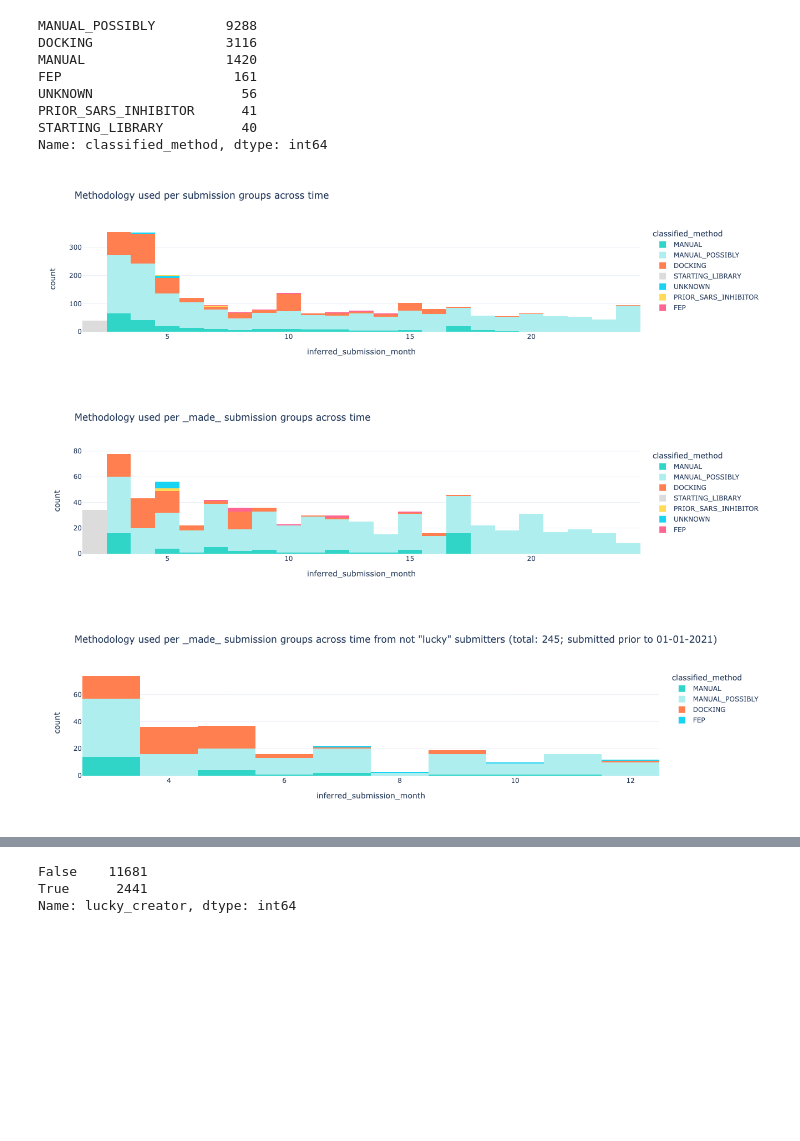
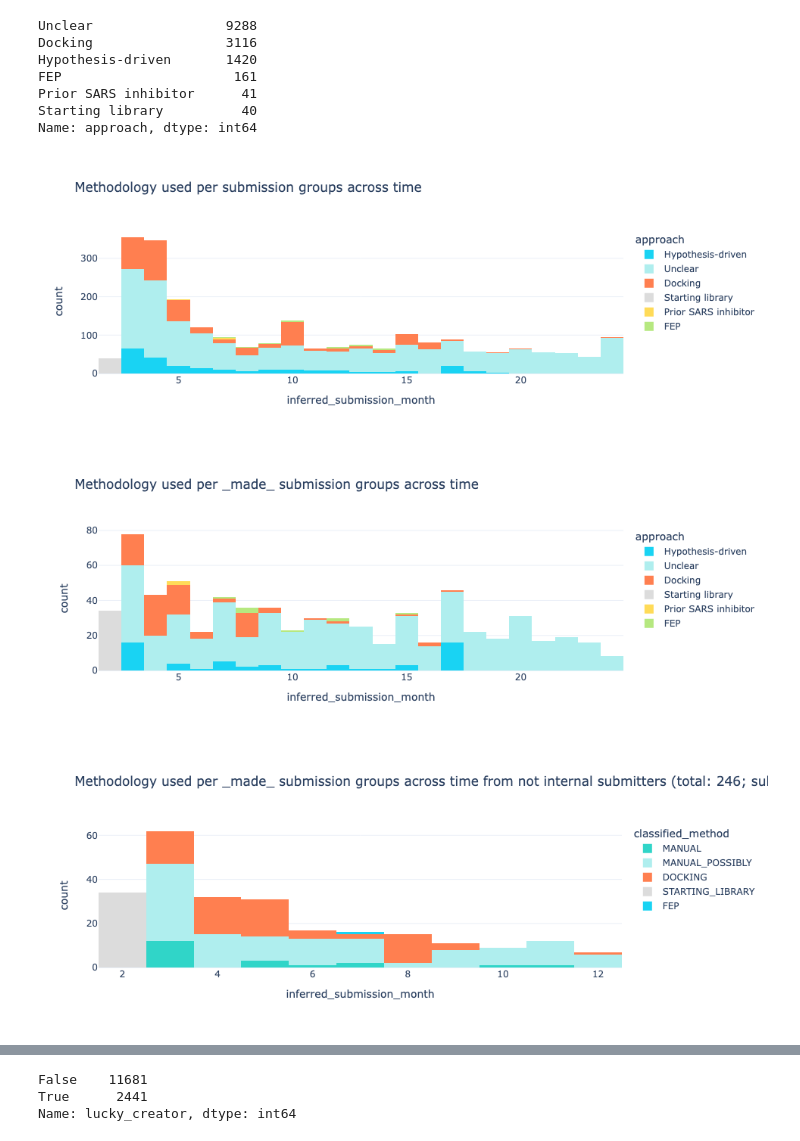
Before and after one commit to matteoferla/COVID-Moonshot-metadata-analysis, a Jupyter notebook: methods.ipynb, the cells around one changed output, grey strips where cells are left out. Cells and saved outputs as stored; diff of their text form; code cells hidden in the pictures; blank space fills up the shorter version.

```diff
--- a/methods.ipynb
+++ b/methods.ipynb
@@ -7,7 +7,7 @@ _m = pd.read_pickle('moonshot_submissions.p')
 moonshot = _m.loc[_m.okay][['CID (canonical)','CID_group', 'old_index', 'clean_creator', 'SMILES', 'new_smiles',
                            'fragments', 'xcode', 'Structure ID', 'xcode','site_name', 'pdb_entry',
                             'ORDERED', 'MADE', 'ASSAYED', 'in_fragalysis',
-                            'IC50', 'pIC50',
+                            'IC50', 'pIC50', 'prior', 'internal',
                            'submission_date', 'inferred_submission_date', 'order_date', 'shipment_date',
                            'description', 'initial_screen',
                            'N_creator_submission', 'N_submission_group', 'resubmitted',
@@ -24,72 +24,77 @@ moonshot['pIC50'] = moonshot.IC50.apply(lambda i: -np.log10(i) + 6)
 for j, i in enumerate(moonshot.index[moonshot.initial_screen]):
     moonshot.at[i, 'CID_group'] = f'DSi-poised-{j}'
 
-# This set is some cryptic housekeeping by Aaron Morris
-for  i in moonshot.index[moonshot.classified_method == 'INITIAL']:
-    moonshot.at[i, 'classified_method'] = 'UNKNOWN'
+# double tap!
+for k, v in moonshot.prior.items():
+    if v:
+        moonshot.at[k, 'approach'] = 'Prior SARS inhibitor'
 
-moonshot['lucky_creator'] = moonshot.clean_creator.isin(['Matthew Robinson', 'Alpha Lee', 'Aaron Morris', 'DSi-Poised Library',
-                                                         'Nir London', 'Lori Ferrins', 'Ruby Pai' 'Jin Pan', 'Aaron Keeley',
-                                                         'Steven Verhelst', 'Anna Cederbalk', 'UNK UNK', 'UNK Cyclica',
-                                                         'Redesign Science', 'Rodolfo Do Couto Maia', 'Dana Ferraris',
-                                                         'Juan Salamanca Viloria'])
+moonshot['approach'] = moonshot.classified_method.map(dict(
+                                    MANUAL_POSSIBLY='Unclear',
+                                    DOCKING='Docking',
+                                    MANUAL='Hypothesis-driven',
+                                    FEP='FEP',
+                                    PRIOR_SARS_INHIBITOR='Prior SARS inhibitor',
+                                    STARTING_LIBRARY='Starting library',
+                                   )
+                              )
 # %%
-moonshot.classified_method.value_counts()
+moonshot.approach.value_counts()
 # %% [output]
-MANUAL_POSSIBLY         9288
-DOCKING                 3116
-MANUAL                  1420
+Unclear                 9288
+Docking                 3116
+Hypothesis-driven       1420
 FEP                      161
-UNKNOWN                   56
-PRIOR_SARS_INHIBITOR      41
-STARTING_LIBRARY          40
-Name: classified_method, dtype: int64
+Prior SARS inhibitor      41
+Starting library          40
+Name: approach, dtype: int64
 # %%
 import plotly.express as px
 
 fig = px.histogram(moonshot.drop_duplicates('CID_group'),
                      'inferred_submission_month',
-                     color='classified_method',
-                     color_discrete_map = {'DOCKING': '#ff7f50', 'MANUAL':'#30d5c8','MANUAL_POSSIBLY': '#afeeee',
-                                           'PRIOR_SARS_INHIBITOR':'#ffdb58','STARTING_LIBRARY': 'gainsboro'},
+                     color='approach',
+                     color_discrete_map = {'Docking': '#ff7f50', 'Hypothesis-drivenL':'#30d5c8','Unclear': '#afeeee',
+                                           'Prior SARS inhibitor':'#ffdb58','Starting library': 'gainsboro'},
                      title='Methodology used per submission groups across time',
                      template='plotly_white',
                     )
-#fig.write_image("methodology_time.svg", width=800, height=800, scale=2)
+fig.write_image("images/methodology_time.svg", width=800, height=800, scale=2)
+fig.write_image('images/methodology_time.jpg')
 fig
 # %% [output]
-[figure, old version]
+[figure, new version]
 # %%
 import plotly.express as px
 
 fig = px.histogram(moonshot.loc[(moonshot.MADE)].drop_duplicates('CID_group'),
                      'inferred_submission_month',
-                     color='classified_method',
-                     color_discrete_map = {'DOCKING': '#ff7f50', 'MANUAL':'#30d5c8','MANUAL_POSSIBLY': '#afeeee',
-                                           'PRIOR_SARS_INHIBITOR':'#ffdb58','STARTING_LIBRARY': 'gainsboro'},
+                     color='approach',
+                     color_discrete_map = {'Docking': '#ff7f50', 'Hypothesis-drivenL':'#30d5c8','Unclear': '#afeeee',
+                                           'Prior SARS inhibitor':'#ffdb58','Starting library': 'gainsboro'},
                      title='Methodology used per _made_ submission groups across time',
                      template='plotly_white',
                     )
 #fig.write_image("methodology_time.svg", width=800, height=800, scale=2)
 fig
 # %% [output]
-[figure, old version]
+[figure, new version]
 # %%
 import plotly.express as px
 from datetime import datetime
 
 date_cutoff = datetime(2021, 1, 1)
-subbed = moonshot.loc[(moonshot.MADE) & (~moonshot.lucky_creator) & (moonshot.inferred_submission_date < date_cutoff)].drop_duplicates('CID_group')
+subbed = moonshot.loc[(moonshot.MADE) & (~moonshot.internal) & (moonshot.inferred_submission_date < date_cutoff)].drop_duplicates('CID_group')
 
 fig = px.histogram(subbed,
                      'inferred_submission_month',
                      color='classified_method',
                      color_discrete_map = {'DOCKING': '#ff7f50', 'MANUAL':'#30d5c8','MANUAL_POSSIBLY': '#afeeee',
                                            'PRIOR_SARS_INHIBITOR':'#ffdb58','STARTING_LIBRARY': 'gainsboro'},
-                     title=f'Methodology used per _made_ submission groups across time from not "lucky" submitters (total: {len(subbed)}; submitted prior to {date_cutoff.strftime("%d-%m-%Y")})',
+                     title=f'Methodology used per _made_ submission groups across time from not internal submitters (total: {len(subbed)}; submitted prior to {date_cutoff.strftime("%d-%m-%Y")})',
                      template='plotly_white',
                     )
 #fig.write_image("methodology_time.svg", width=800, height=800, scale=2)
 fig
 # %% [output]
-[figure, old version]
+[figure, new version]
```
Also changed, not shown: parts of 2 cells of this notebook, 7 other files.
